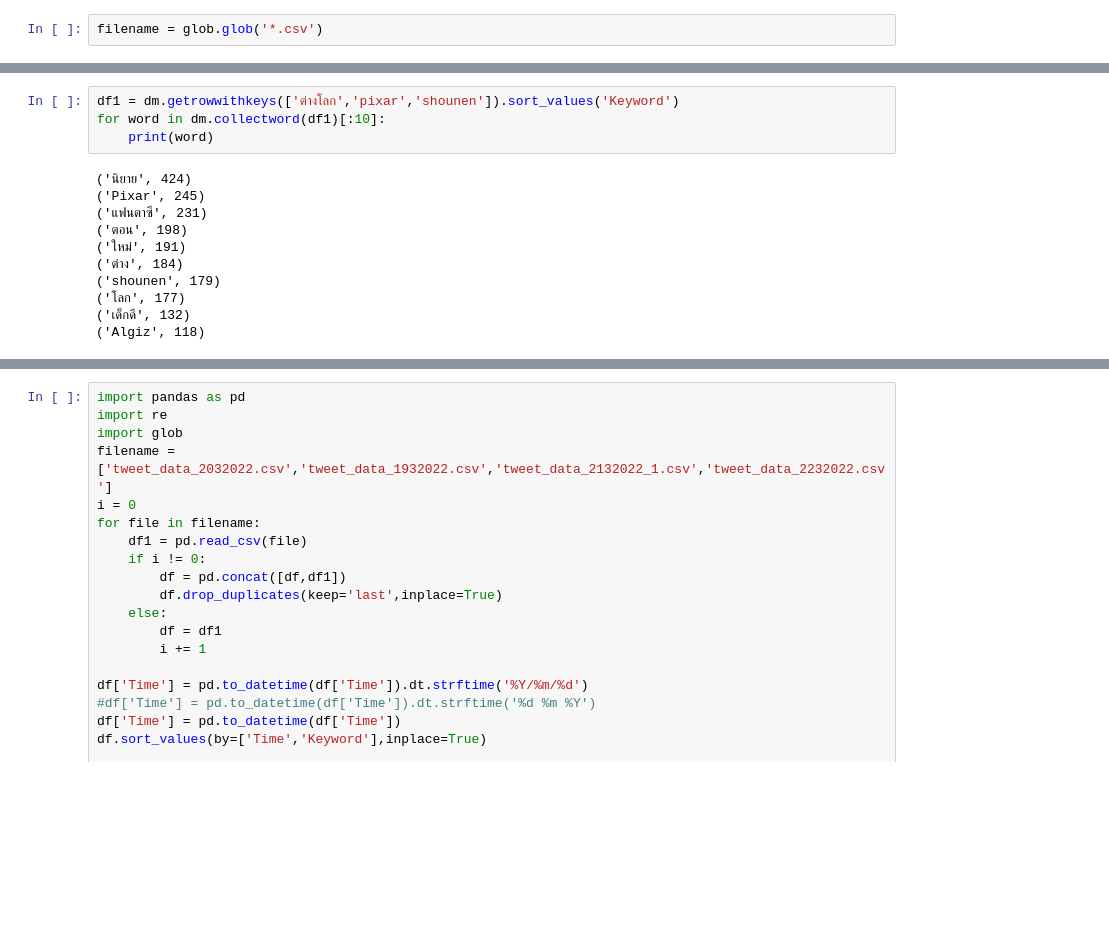
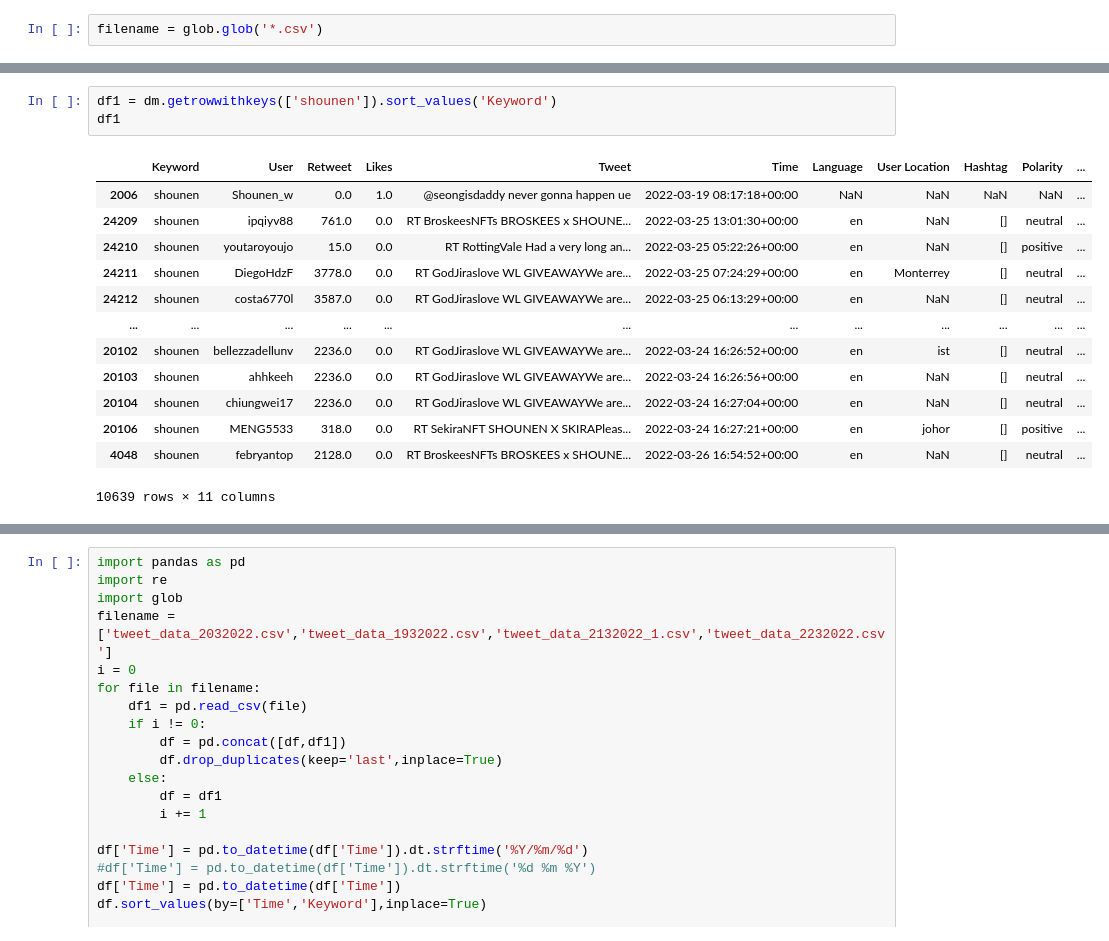
Before and after one commit to ThanawatKMUTNB/Data-Quest, a Jupyter notebook: Tweet_Test/sandbox.ipynb, the cells around one changed output, grey strips where cells are left out. Cells and saved outputs as stored; diff of their text form; blank space fills up the shorter version.

```diff
--- a/Tweet_Test/sandbox.ipynb
+++ b/Tweet_Test/sandbox.ipynb
@@ -146,15 +174,17 @@ dm.getperiod('2022-03-25',None)
 # %%
-df1 = dm.getrowwithkeys(['ต่างโลก','pixar','shounen']).sort_values('Keyword')
-for word in dm.collectword(df1)[:10]:
-    print(word)
+df1 = dm.getrowwithkeys(['shounen']).sort_values('Keyword')
+df1
 # %% [output]
+|  | Keyword | User | Retweet | Likes | Tweet | Time | Language | User Location | Hashtag | Polarity | ... |
+| 2006 | shounen | Shounen_w | 0.0 | 1.0 | @seongisdaddy never gonna happen ue | 2022-03-19 08:17:18+00:00 | NaN | NaN | NaN | NaN | ... |
+| 24209 | shounen | ipqiyv88 | 761.0 | 0.0 | RT BroskeesNFTs BROSKEES x SHOUNE... | 2022-03-25 13:01:30+00:00 | en | NaN | [] | neutral | ... |
+| 24210 | shounen | youtaroyoujo | 15.0 | 0.0 | RT RottingVale Had a very long an... | 2022-03-25 05:22:26+00:00 | en | NaN | [] | positive | ... |
+| 24211 | shounen | DiegoHdzF | 3778.0 | 0.0 | RT GodJiraslove WL GIVEAWAYWe are... | 2022-03-25 07:24:29+00:00 | en | Monterrey | [] | neutral | ... |
+| 24212 | shounen | costa6770l | 3587.0 | 0.0 | RT GodJiraslove WL GIVEAWAYWe are... | 2022-03-25 06:13:29+00:00 | en | NaN | [] | neutral | ... |
+| ... | ... | ... | ... | ... | ... | ... | ... | ... | ... | ... | ... |
+| 20102 | shounen | bellezzadellunv | 2236.0 | 0.0 | RT GodJiraslove WL GIVEAWAYWe are... | 2022-03-24 16:26:52+00:00 | en | ist | [] | neutral | ... |
+| 20103 | shounen | ahhkeeh | 2236.0 | 0.0 | RT GodJiraslove WL GIVEAWAYWe are... | 2022-03-24 16:26:56+00:00 | en | NaN | [] | neutral | ... |
+| 20104 | shounen | chiungwei17 | 2236.0 | 0.0 | RT GodJiraslove WL GIVEAWAYWe are... | 2022-03-24 16:27:04+00:00 | en | NaN | [] | neutral | ... |
+| 20106 | shounen | MENG5533 | 318.0 | 0.0 | RT SekiraNFT SHOUNEN X SKIRAPleas... | 2022-03-24 16:27:21+00:00 | en | johor | [] | positive | ... |
+| 4048 | shounen | febryantop | 2128.0 | 0.0 | RT BroskeesNFTs BROSKEES x SHOUNE... | 2022-03-26 16:54:52+00:00 | en | NaN | [] | neutral | ... |
-('นิยาย', 424)
-('Pixar', 245)
-('แฟนตาซี', 231)
-('ตอน', 198)
-('ใหม่', 191)
-('ต่าง', 184)
-('shounen', 179)
-('โลก', 177)
-('เด็กดี', 132)
-('Algiz', 118)
+10639 rows × 11 columns
```
Also changed, not shown: parts of 6 cells of this notebook, 11 other files.
